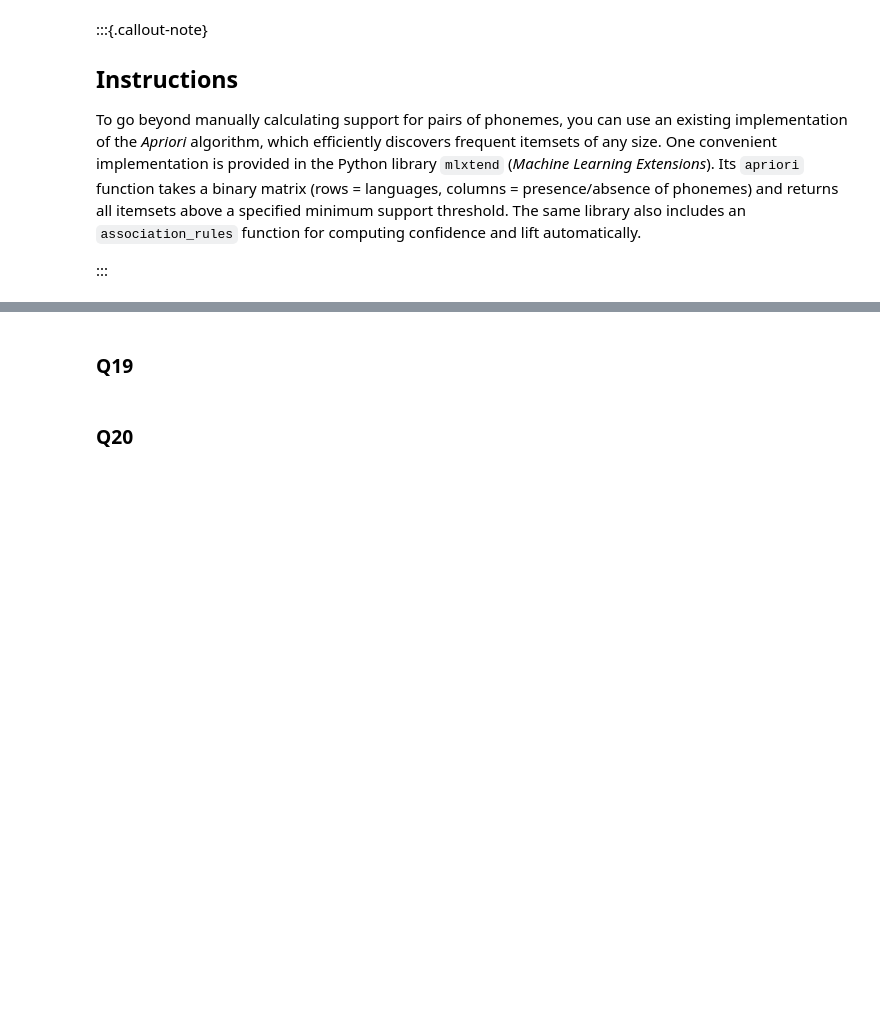
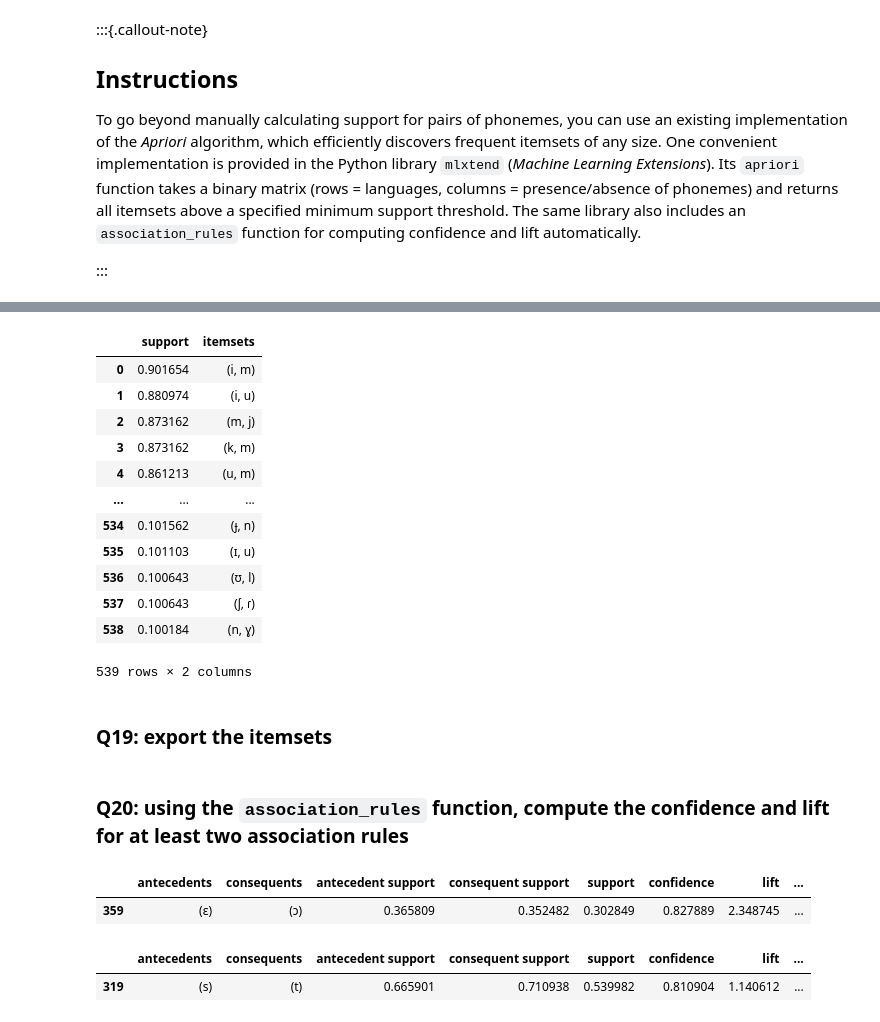
Before and after one commit to phtryll/nlp-labs, a Jupyter notebook: vowel-inventories/vowel_inventories.ipynb, the cells around one changed output, grey strips where cells are left out. Drawn from its saved outputs; the diff is of its cells as text; code cells hidden in the pictures; blank space fills up the shorter version.

```diff
--- a/vowel-inventories/vowel_inventories.ipynb
+++ b/vowel-inventories/vowel_inventories.ipynb
@@ -1301,2 +1361,22 @@ To go beyond manually calculating support for pairs of phonemes, you can use an
+# %%
+#| echo: false
+#| label: tbl-apriori
+#| tbl-cap: "Support for itemsets of size 2 using the apriori algorithm"
+
+display(apriori_frequent_itemsets[apriori_frequent_itemsets['itemsets'].apply(lambda x: len(x) == 2)].sort_values(by='support', ascending=False).reset_index(drop=True))
+# %% [output]
+|  | support | itemsets |
+| 0 | 0.901654 | (i, m) |
+| 1 | 0.880974 | (i, u) |
+| 2 | 0.873162 | (m, j) |
+| 3 | 0.873162 | (k, m) |
+| 4 | 0.861213 | (u, m) |
+| ... | ... | ... |
+| 534 | 0.101562 | (ɟ, n) |
+| 535 | 0.101103 | (ɪ, u) |
+| 536 | 0.100643 | (ʊ, l) |
+| 537 | 0.100643 | (ʃ, ɾ) |
+| 538 | 0.100184 | (n, ɣ) |
+539 rows × 2 columns
 # %% [markdown]
-### Q19
+### Q19: export the itemsets
@@ -1303,2 +1385,2 @@ To go beyond manually calculating support for pairs of phonemes, you can use an
 # %% [markdown]
-### Q20
+### Q20: using the `association_rules` function, compute the confidence and lift for at least two association rules
@@ -1304,0 +1391,20 @@ To go beyond manually calculating support for pairs of phonemes, you can use an
+# %%
+#| echo: false
+#| label: tbl-eon
+#| tbl-cap: "Association rules between /ɛ/ and /ɔ/"
+
+pair1 = association_metrics[(association_metrics['antecedents'] == {'ɛ'}) & (association_metrics['consequents'] == {'ɔ'})]
+display(pair1)
+# %% [output]
+|  | antecedents | consequents | antecedent support | consequent support | support | confidence | lift | ... |
+| 359 | (ɛ) | (ɔ) | 0.365809 | 0.352482 | 0.302849 | 0.827889 | 2.348745 | ... |
+# %%
+#| echo: false
+#| label: tbl-st
+#| tbl-cap: "Association rules between /s/ and /t/"
+
+pair2 = association_metrics[(association_metrics['antecedents'] == {'s'}) & (association_metrics['consequents'] == {'t'})]
+display(pair2)
+# %% [output]
+|  | antecedents | consequents | antecedent support | consequent support | support | confidence | lift | ... |
+| 319 | (s) | (t) | 0.665901 | 0.710938 | 0.539982 | 0.810904 | 1.140612 | ... |
```
Also changed, not shown: parts of 16 cells of this notebook, 1 other file.
